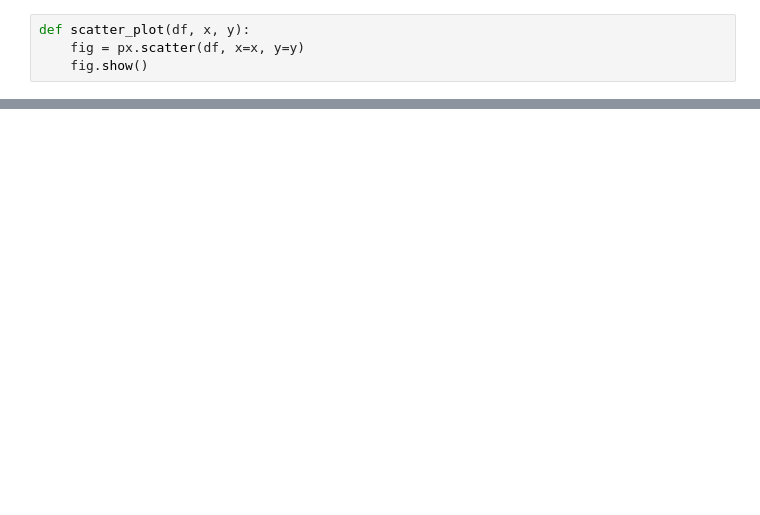
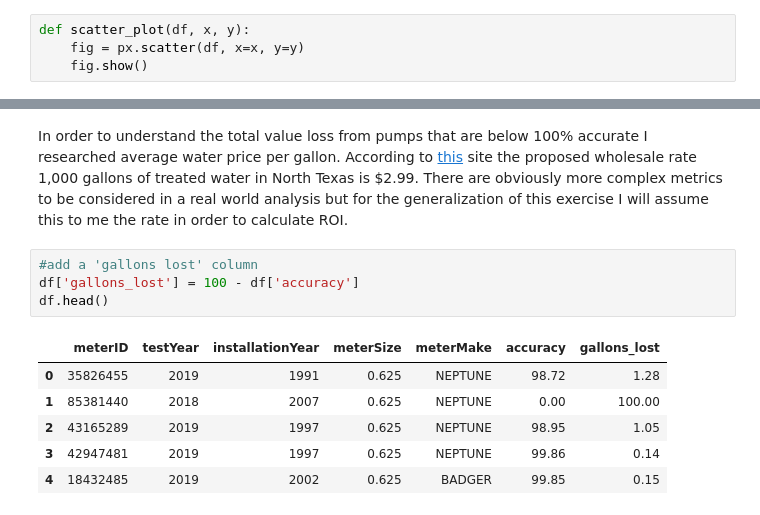
Before and after one commit to kristen770/Waterpump-Quality-Analysis, a Jupyter notebook: WSO_Water_Meter_Dataset_Initial_Analysis.ipynb, the cells around one changed output, grey strips where cells are left out. Cells and saved outputs as stored; diff of their text form; blank space fills up the shorter version.

```diff
--- a/WSO_Water_Meter_Dataset_Initial_Analysis.ipynb
+++ b/WSO_Water_Meter_Dataset_Initial_Analysis.ipynb
@@ -300,0 +381,13 @@ scatter_plot(df, x='meterMake', y='meterSize')
+# %% [markdown]
+In order to understand the total value loss from pumps that are below 100% accurate I researched average water price per gallon. According to [this](https://www.ntmwd.com/water-rates/) site the proposed wholesale rate 1,000 gallons of treated water in North Texas is $2.99. There are obviously more complex metrics to be considered in a real world analysis but for the generalization of this exercise I will assume this to me the rate in order to calculate ROI.
+# %%
+#add a 'gallons lost' column
+df['gallons_lost'] = 100 - df['accuracy']
+df.head()
+# %% [output]
+|  | meterID | testYear | installationYear | meterSize | meterMake | accuracy | gallons_lost |
+| 0 | 35826455 | 2019 | 1991 | 0.625 | NEPTUNE | 98.72 | 1.28 |
+| 1 | 85381440 | 2018 | 2007 | 0.625 | NEPTUNE | 0.00 | 100.00 |
+| 2 | 43165289 | 2019 | 1997 | 0.625 | NEPTUNE | 98.95 | 1.05 |
+| 3 | 42947481 | 2019 | 1997 | 0.625 | NEPTUNE | 99.86 | 0.14 |
+| 4 | 18432485 | 2019 | 2002 | 0.625 | BADGER | 99.85 | 0.15 |
```
Also changed, not shown: parts of 29 cells of this notebook.
